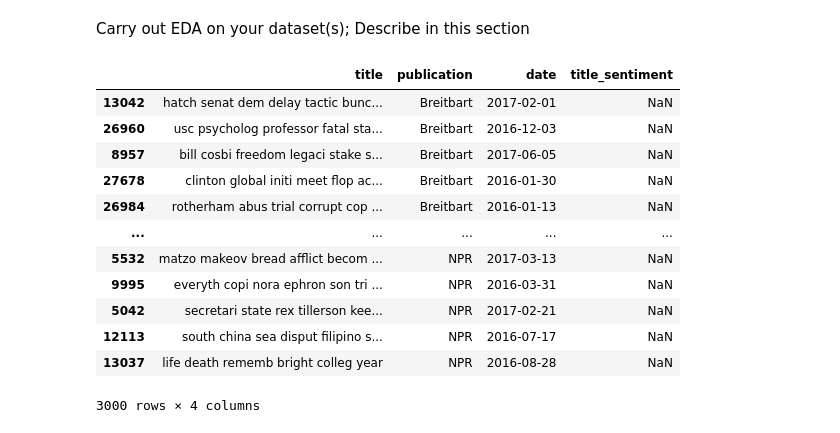
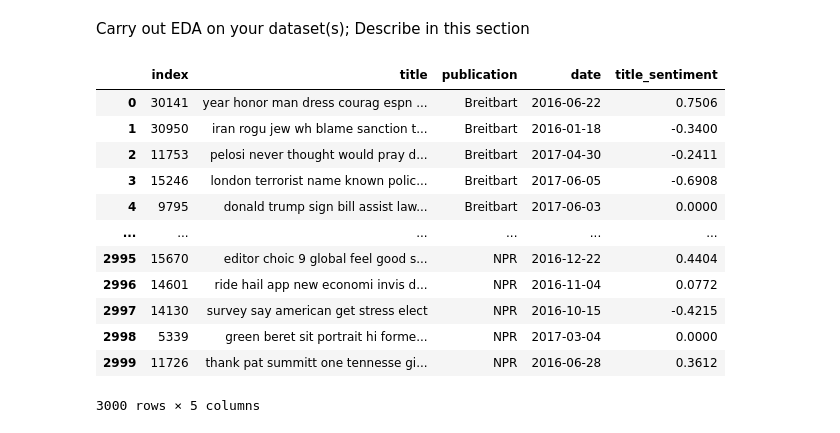
Before and after one commit to bridge-exe/Political-Polarity-Sentiments, a Jupyter notebook: EDACheckpoint_group046.ipynb, the cells around one changed output. Cells and saved outputs as stored; diff of their text form; code cells hidden in the pictures.

Commit message:
fixed sentiment analysis errors

```diff
--- a/EDACheckpoint_group046.ipynb
+++ b/EDACheckpoint_group046.ipynb
@@ -176,7 +176,7 @@ news['title'] = news['title'].apply(word_tokenize)
 
 
 ##stemming
-stemmer = PorterStemmer('english')
+stemmer = PorterStemmer()
 news['title'] = news['title'].apply(lambda x: [stemmer.stem(y) for y in x])
 
 
@@ -205,28 +205,27 @@ news_sentiments = senti(title_sentences)
 # %%
 news_sentiments
 title_sentiments = pd.DataFrame(news_sentiments['compound'])
 
 
+title_sentiments
 ## TRYING TO JOIN NEWS AND TITLE_SENTIMENTS SO THAT COMPOUND IS THE NAME OF A COLUMN IN NEWS
-
-
-news['title_sentiment'] = title_sentiments
-
+news = news.reset_index()
+news['title_sentiment']  = news_sentiments['compound']
 news
 # %% [output]
-|  | title | publication | date | title_sentiment |
-| 13042 | hatch senat dem delay tactic bunc... | Breitbart | 2017-02-01 | NaN |
-| 26960 | usc psycholog professor fatal sta... | Breitbart | 2016-12-03 | NaN |
-| 8957 | bill cosbi freedom legaci stake s... | Breitbart | 2017-06-05 | NaN |
-| 27678 | clinton global initi meet flop ac... | Breitbart | 2016-01-30 | NaN |
-| 26984 | rotherham abus trial corrupt cop ... | Breitbart | 2016-01-13 | NaN |
-| ... | ... | ... | ... | ... |
-| 5532 | matzo makeov bread afflict becom ... | NPR | 2017-03-13 | NaN |
-| 9995 | everyth copi nora ephron son tri ... | NPR | 2016-03-31 | NaN |
-| 5042 | secretari state rex tillerson kee... | NPR | 2017-02-21 | NaN |
-| 12113 | south china sea disput filipino s... | NPR | 2016-07-17 | NaN |
-| 13037 | life death rememb bright colleg year | NPR | 2016-08-28 | NaN |
+|  | index | title | publication | date | title_sentiment |
+| 0 | 30141 | year honor man dress courag espn ... | Breitbart | 2016-06-22 | 0.7506 |
+| 1 | 30950 | iran rogu jew wh blame sanction t... | Breitbart | 2016-01-18 | -0.3400 |
+| 2 | 11753 | pelosi never thought would pray d... | Breitbart | 2017-04-30 | -0.2411 |
+| 3 | 15246 | london terrorist name known polic... | Breitbart | 2017-06-05 | -0.6908 |
+| 4 | 9795 | donald trump sign bill assist law... | Breitbart | 2017-06-03 | 0.0000 |
+| ... | ... | ... | ... | ... | ... |
+| 2995 | 15670 | editor choic 9 global feel good s... | NPR | 2016-12-22 | 0.4404 |
+| 2996 | 14601 | ride hail app new economi invis d... | NPR | 2016-11-04 | 0.0772 |
+| 2997 | 14130 | survey say american get stress elect | NPR | 2016-10-15 | -0.4215 |
+| 2998 | 5339 | green beret sit portrait hi forme... | NPR | 2017-03-04 | 0.0000 |
+| 2999 | 11726 | thank pat summitt one tennesse gi... | NPR | 2016-06-28 | 0.3612 |
-3000 rows × 4 columns
+3000 rows × 5 columns
 # %%
 sns.histplot(news['title_sentiment'], bins=10, kde=True);
 # %% [output]
```
Also changed, not shown: parts of 8 cells of this notebook.
